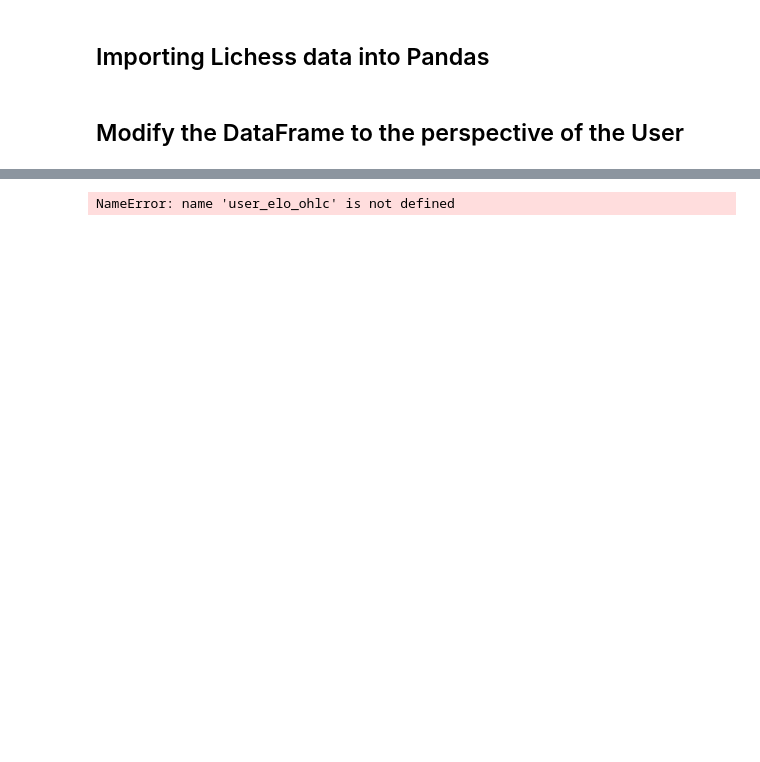
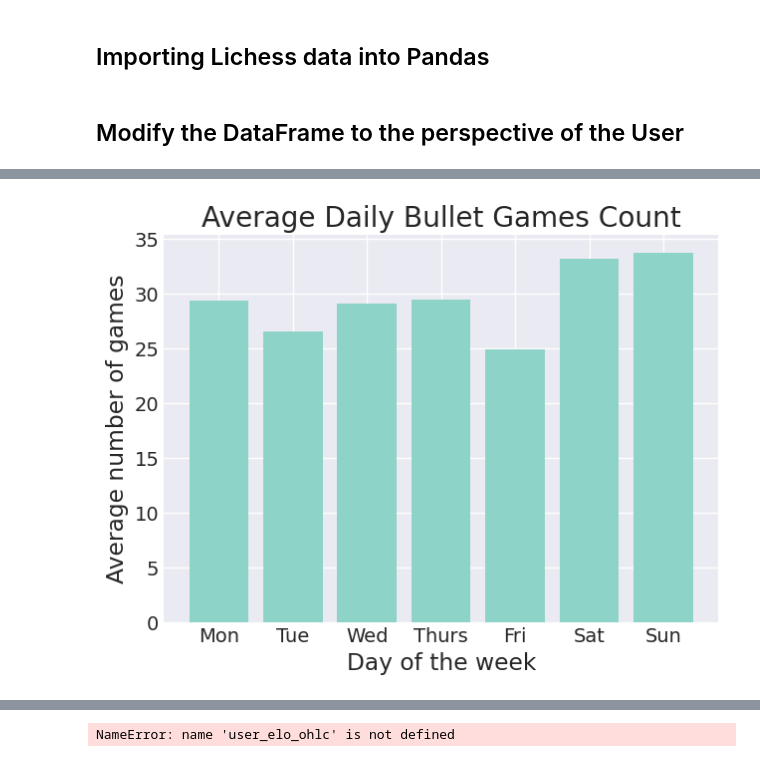
Before and after one commit to CWhitehead97/ChessTrading, a Jupyter notebook: notebooks/ChessQuant.ipynb, the cells around one changed output, grey strips where cells are left out. Saved outputs shown, nothing was run; the diff lists cells and outputs as text; code cells hidden in the pictures; blank space fills up the shorter version.

```diff
--- a/notebooks/ChessQuant.ipynb
+++ b/notebooks/ChessQuant.ipynb
@@ -115,3 +167,13 @@ memory usage: 1.3+ MB
+# %%
+day_names = ['Mon', 'Tue', 'Wed', 'Thurs', 'Fri', 'Sat', 'Sun']
+
+plt.bar(day_names, daily_user_data_non_zero["NumGames"].groupby(daily_user_data_non_zero.index.dayofweek).mean()) # create bar chart
+plt.title("Average Daily " + time_control + " Games Count")
+plt.xlabel("Day of the week")
+plt.ylabel("Average number of games")
+plt.show()
+# %% [output]
+[figure, added]
 # %%
 #Grouped bar chart for wins losses draws as white and black
 wdl_pivot = pd.pivot_table(df, index="UserColour", columns="WDL", aggfunc="size")
```
Also changed, not shown: parts of 11 cells of this notebook.
